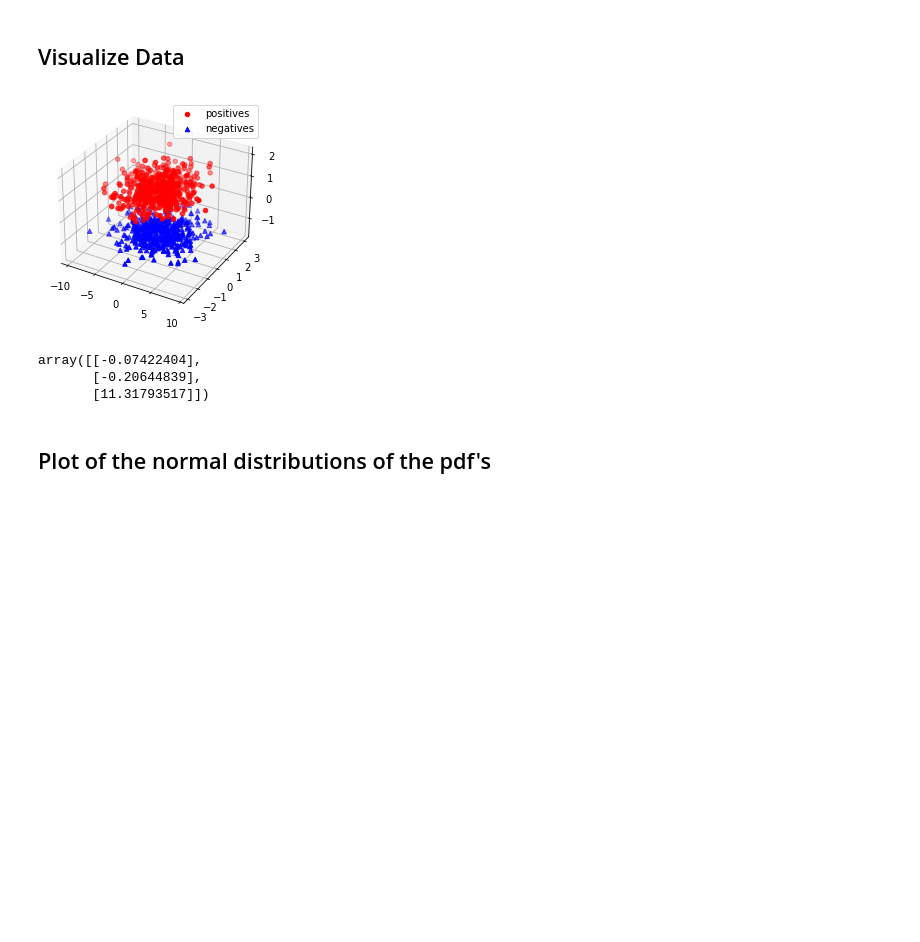
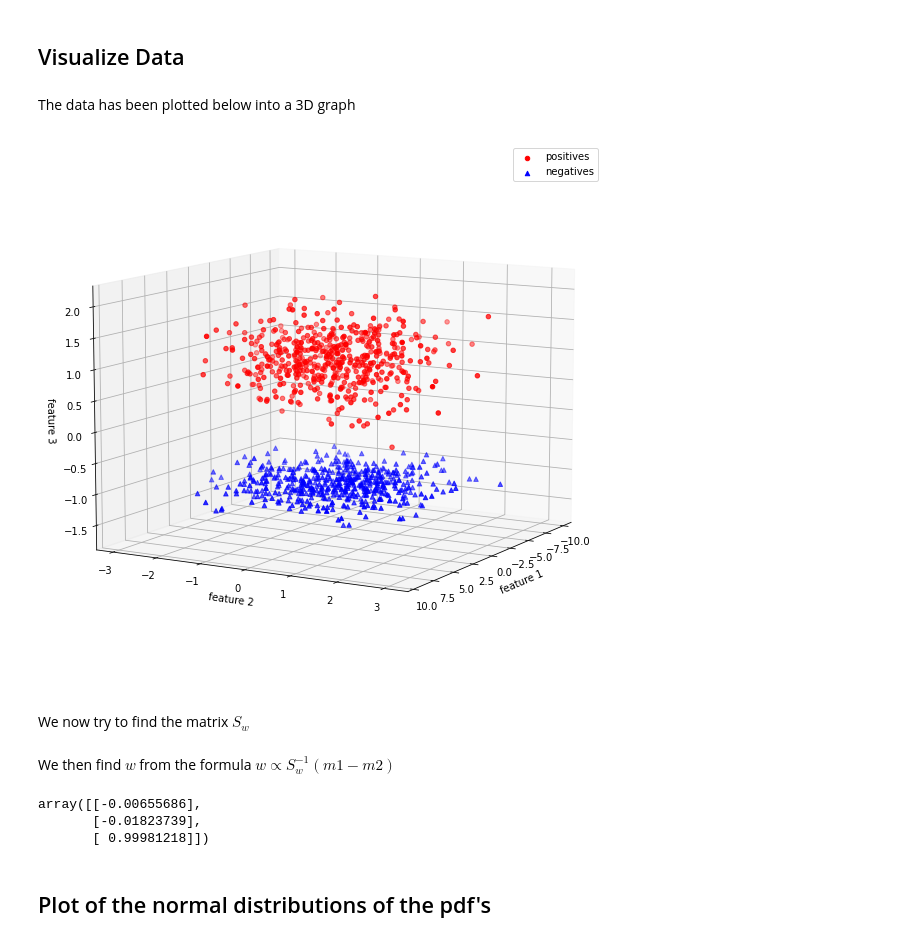
Before and after one commit to PavanReddy28/ML-assignment, a Jupyter notebook: FLD/FLD.ipynb, the cells around one changed output. Saved outputs shown, nothing was run; the diff lists cells and outputs as text; code cells hidden in the pictures; blank space fills up the shorter version.

```diff
--- a/FLD/FLD.ipynb
+++ b/FLD/FLD.ipynb
@@ -37,14 +44,24 @@ positives = df[df["label"] == 1].values
 negatives = df[df["label"] == 0].values
 # %% [markdown]
 ## Visualize Data
+# %% [markdown]
+The data has been plotted below into a 3D graph
 # %%
+plt.figure(figsize=(20, 10))
 ax = plt.axes(projection='3d')
 ax.scatter3D(positives[:,0], positives[:,1], positives[:,2], c='r',marker='o')
 ax.scatter3D(negatives[:,0], negatives[:,1], negatives[:,2], c='b',marker='^')
+ax.set_xlabel("feature 1")
+ax.set_ylabel("feature 2")
+ax.set_zlabel("feature 3")
+ax.view_init(10,30)
 plt.legend(['positives','negatives'])
+
 plt.show()
 # %% [output]
-[figure, old version]
+[figure, new version]
+# %% [markdown]
+We now try to find the matrix $S_w$
 # %%
 labels = np.unique(df['label'].values)
 features = X.shape[1]
@@ -67,13 +83,16 @@ for label in labels:
     # (500,3)*(3,500) = (3,3)
     S_w += (1/float(N_class))*(X_class - mu_c).T.dot((X_class - mu_c))
+# %% [markdown]
+We then find $w$ from the formula $w \propto S_w^{-1}(m1-m2)$
 # %%
 mean_difference = (positive_mean - negative_mean).reshape(features,1)
 w = np.linalg.inv(S_w).dot(mean_difference)
+w = w/np.linalg.norm(w)
 w
 # %% [output]
-array([[-0.07422404],
-       [-0.20644839],
-       [11.31793517]])
+array([[-0.00655686],
+       [-0.01823739],
+       [ 0.99981218]])
 # %%
 positive_projections = X[y==1].dot(w)
 negative_projections = X[y==0].dot(w)
```
Also changed, not shown: parts of 9 cells of this notebook.
